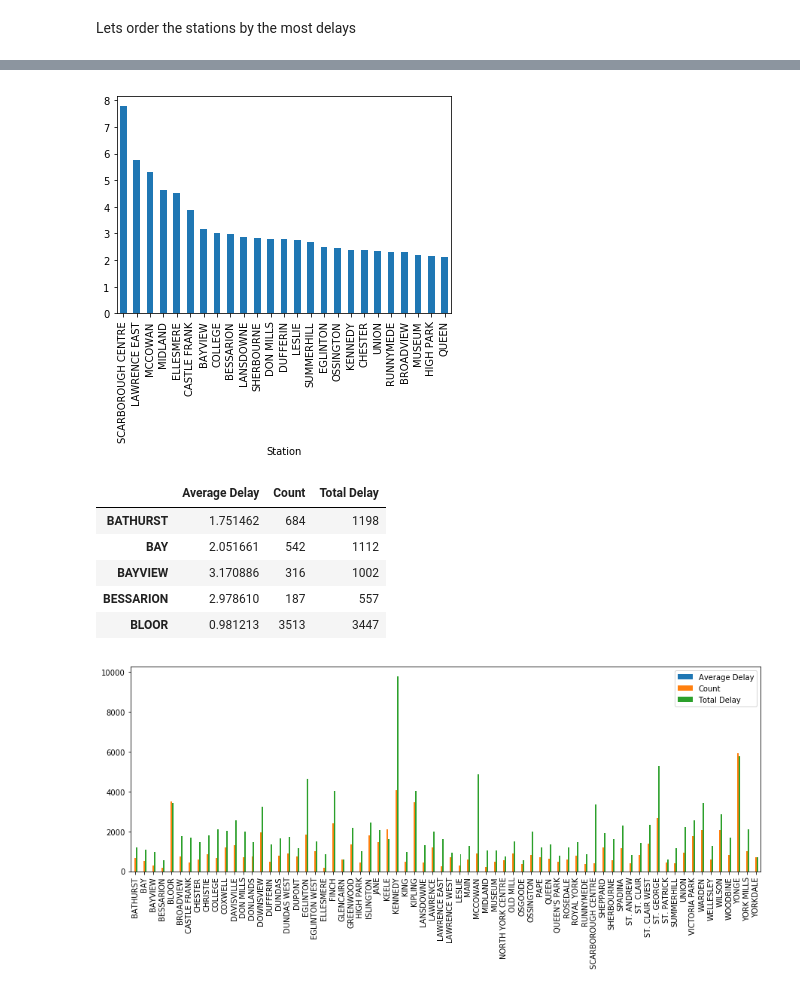
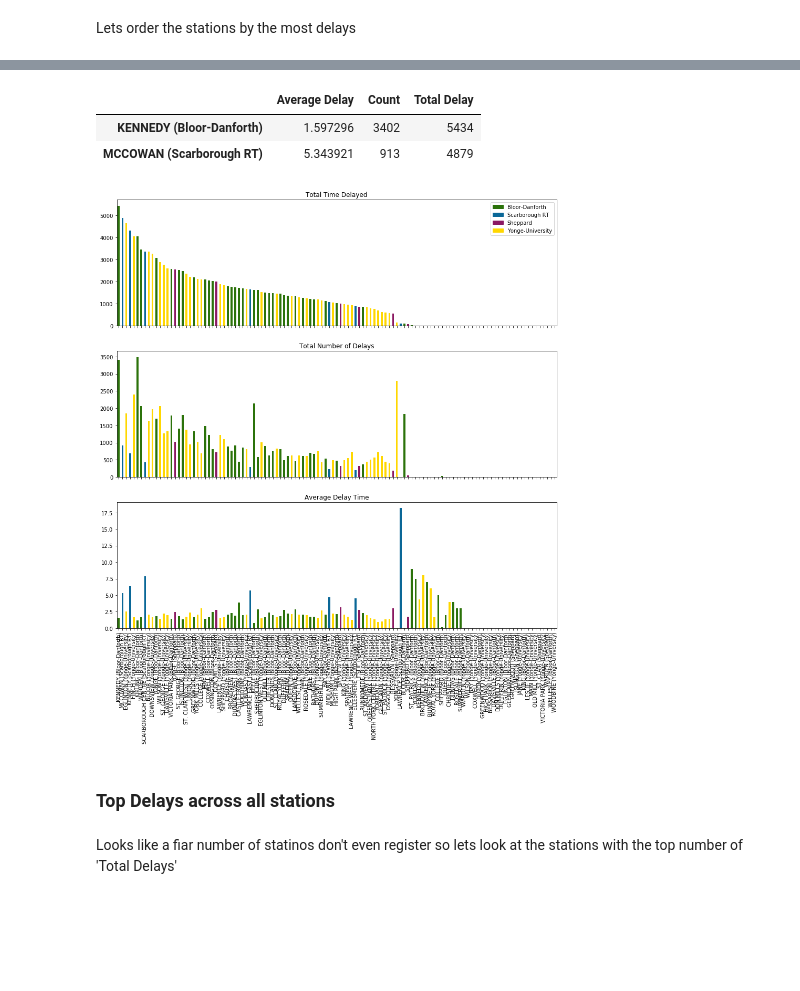
Before and after one commit to cllopes/scs-3250-tcc, a Jupyter notebook: Stations.ipynb, the cells around one changed output, grey strips where cells are left out. Drawn from its saved outputs; the diff is of its cells as text; code cells hidden in the pictures; blank space fills up the shorter version.

```diff
--- a/Stations.ipynb
+++ b/Stations.ipynb
@@ -35,24 +26,52 @@ plt.show()
-# %%
-station_delay_average = ttc.groupby('Station')['Min Delay'].mean()
-station_delay_average = station_delay_average.sort_values(ascending=False)
-station_delay_average[:25].plot.bar()
-plt.show()
-# %% [output]
-[figure, removed]
-# %%
-station_summary = pd.DataFrame({'Count': station_delay_count, 'Total Delay': station_delay_total, 'Average Delay': station_delay_average})
-station_summary.head()
-# %% [output]
-|  | Average Delay | Count | Total Delay |
-| BATHURST | 1.751462 | 684 | 1198 |
-| BAY | 2.051661 | 542 | 1112 |
-| BAYVIEW | 3.170886 | 316 | 1002 |
-| BESSARION | 2.978610 | 187 | 557 |
-| BLOOR | 0.981213 | 3513 | 3447 |
+# %%
+def create_station_summary(station_group, sort_by):
+    # Count
+    station_delay_count = station_group.size()
+    sorted_delay_count = station_delay_count.sort_values(ascending=False)
+
+    # Total Delays
+    station_delay_total = station_group['Min Delay'].sum()
+    station_delay_total = station_delay_total.sort_values(ascending=False)
+
+    # Average Delay
+    station_delay_average = station_group['Min Delay'].mean()
+    station_delay_average = station_delay_average.sort_values(ascending=False)
+
+    station_summary = pd.DataFrame({'Count': station_delay_count, 'Total Delay': station_delay_total, 'Average Delay': station_delay_average})
+    return station_summary.sort_values(by=sort_by, ascending=False)
+# %%
+def createColorsForGraph(main_series):
+    bar_colors = []
+    for station in main_series.index:
+        line = station.split('(')[1][:-1]
+        color = line_color_map[line]
+        bar_colors.append(color)
+    return bar_colors
+# %%
+def plot_station_charts(dataset_one, dataset_two, dataset_thee, c):
+
+    fix, ax = plt.subplots(3,1, figsize=(15,15), sharex=True)
+
+    dataset_one.plot.bar(ax=ax[0], title='Total Time Delayed', color=c)
+    dataset_two.plot.bar(ax=ax[1], title='Total Number of Delays', color=c)
+    dataset_thee.plot.bar(ax=ax[2], title='Average Delay Time', color=c)
+    ax[0].legend(handles=line_patches)
+    plt.show()
 # %%
-station_summary.plot.bar(figsize=(15,5))
-plt.show()
+station_summary = create_station_summary(station_group, ['Total Delay', 'Count', 'Average Delay'])
+station_summary.head(2)
+# station_summary.plot.bar(figsize=(15,5))
+# plt.show()
 # %% [output]
-[figure, removed]
+|  | Average Delay | Count | Total Delay |
+| KENNEDY (Bloor-Danforth) | 1.597296 | 3402 | 5434 |
+| MCCOWAN (Scarborough RT) | 5.343921 | 913 | 4879 |
 # %%
-station_summary = station_summary.sort_values(by=['Total Delay', 'Count', 'Average Delay'], ascending=False)
+colors = createColorsForGraph(station_summary['Total Delay'])
+plot_station_charts(station_summary['Total Delay'], station_summary['Count'], station_summary['Average Delay'], colors)
+# %% [output]
+[figure, added]
+# %% [markdown]
+### Top Delays across all stations
+# %% [markdown]
+Looks like a fiar number of statinos don't even register so lets look at the stations with the top number of 'Total Delays'
```
Also changed, not shown: parts of 22 cells of this notebook, 5 other files.
